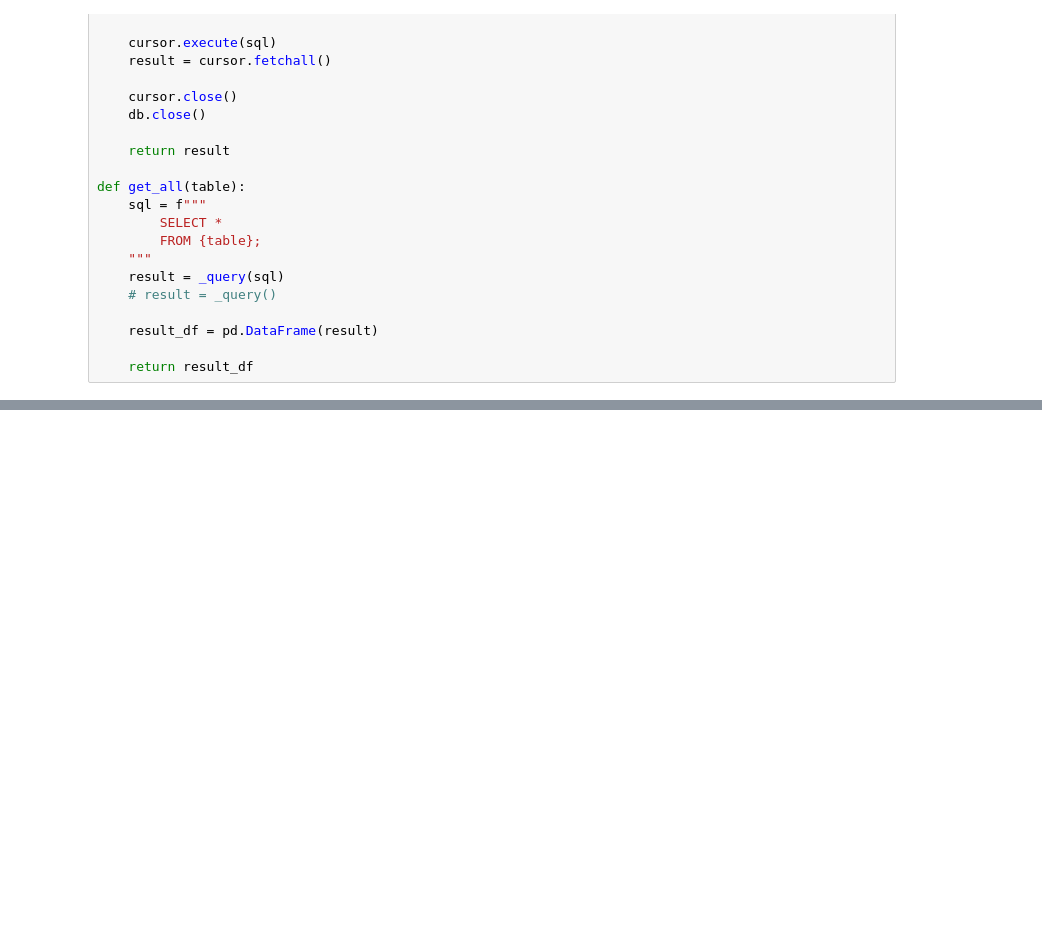
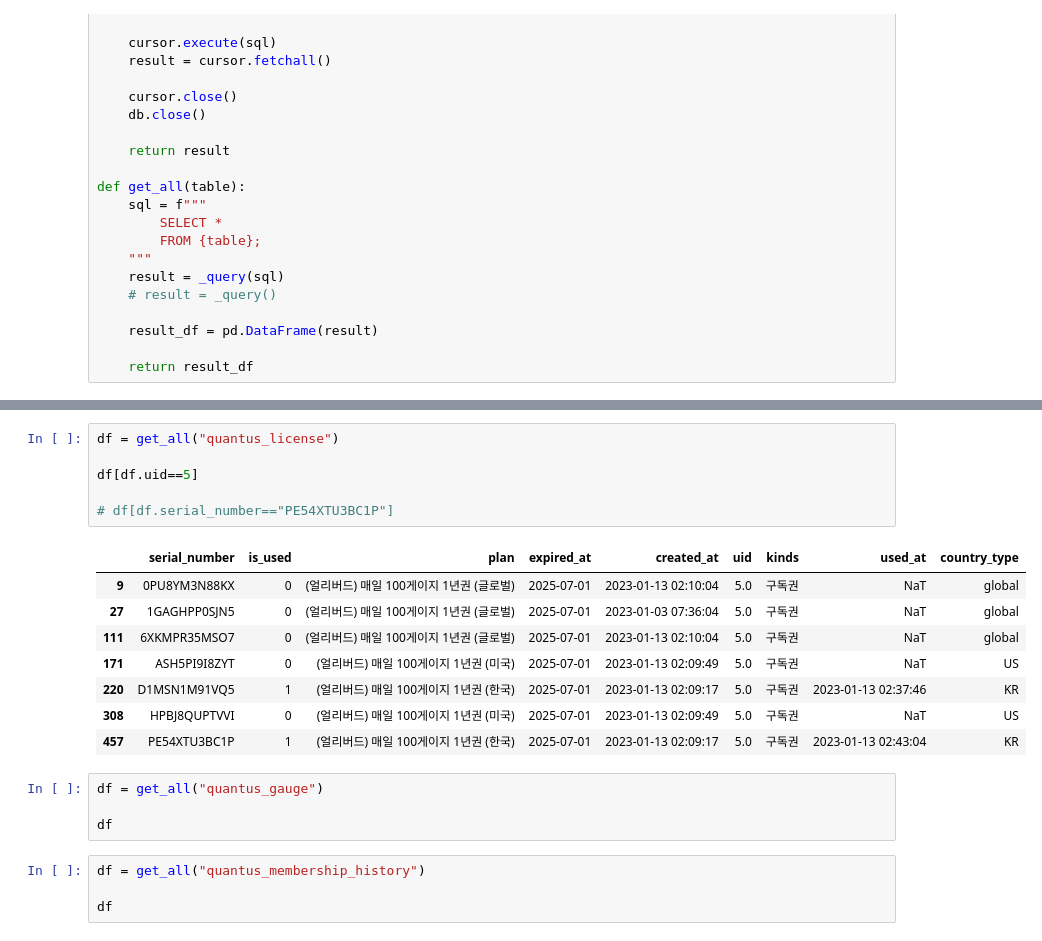
Before and after one commit to yeonseo-Jung/quantus_v2_qa, a Jupyter notebook: db_test.ipynb, the cells around one changed output, grey strips where cells are left out. Cells and saved outputs as stored; diff of their text form; blank space fills up the shorter version.

```diff
--- a/db_test.ipynb
+++ b/db_test.ipynb
@@ -115,3 +145,26 @@ quantus_user
+# %%
+df = get_all("quantus_license")
+
+df[df.uid==5]
+
+# df[df.serial_number=="PE54XTU3BC1P"]
+# %% [output]
+|  | serial_number | is_used | plan | expired_at | created_at | uid | kinds | used_at | country_type |
+| 9 | 0PU8YM3N88KX | 0 | (얼리버드) 매일 100게이지 1년권 (글로벌) | 2025-07-01 | 2023-01-13 02:10:04 | 5.0 | 구독권 | NaT | global |
+| 27 | 1GAGHPP0SJN5 | 0 | (얼리버드) 매일 100게이지 1년권 (글로벌) | 2025-07-01 | 2023-01-03 07:36:04 | 5.0 | 구독권 | NaT | global |
+| 111 | 6XKMPR35MSO7 | 0 | (얼리버드) 매일 100게이지 1년권 (글로벌) | 2025-07-01 | 2023-01-13 02:10:04 | 5.0 | 구독권 | NaT | global |
+| 171 | ASH5PI9I8ZYT | 0 | (얼리버드) 매일 100게이지 1년권 (미국) | 2025-07-01 | 2023-01-13 02:09:49 | 5.0 | 구독권 | NaT | US |
+| 220 | D1MSN1M91VQ5 | 1 | (얼리버드) 매일 100게이지 1년권 (한국) | 2025-07-01 | 2023-01-13 02:09:17 | 5.0 | 구독권 | 2023-01-13 02:37:46 | KR |
+| 308 | HPBJ8QUPTVVI | 0 | (얼리버드) 매일 100게이지 1년권 (미국) | 2025-07-01 | 2023-01-13 02:09:49 | 5.0 | 구독권 | NaT | US |
+| 457 | PE54XTU3BC1P | 1 | (얼리버드) 매일 100게이지 1년권 (한국) | 2025-07-01 | 2023-01-13 02:09:17 | 5.0 | 구독권 | 2023-01-13 02:43:04 | KR |
+# %%
+df = get_all("quantus_gauge")
+
+df
+# %%
+df = get_all("quantus_membership_history")
+
+df
 # %%
 test = [1, 2, 3]
 
```
Also changed, not shown: parts of 8 cells of this notebook, 5 other files.
